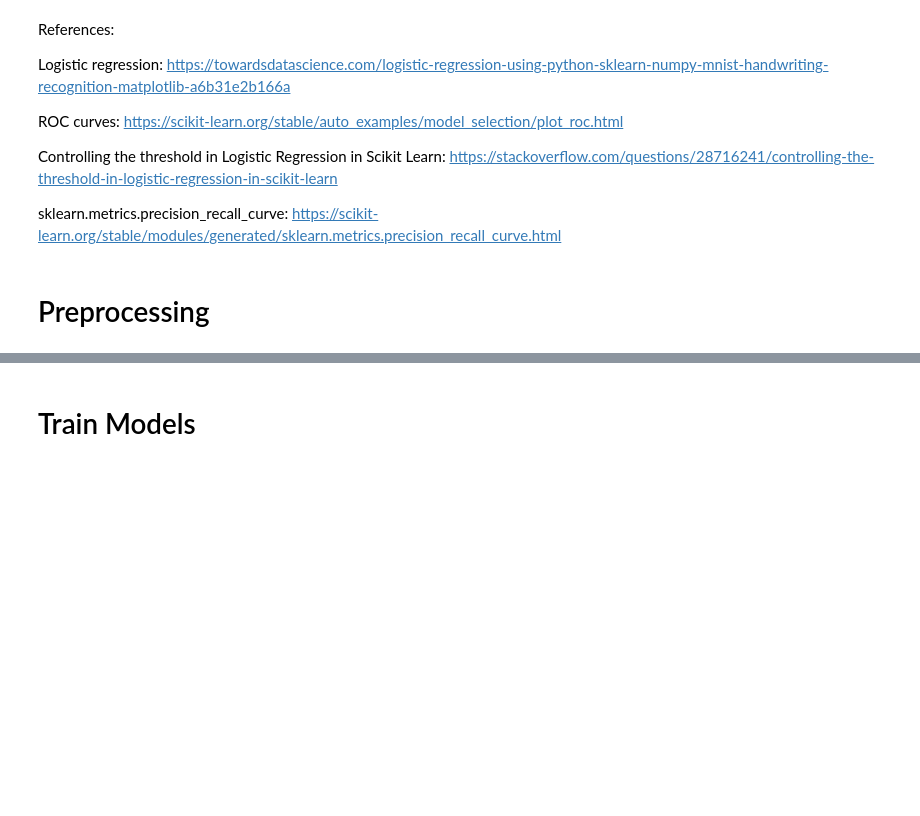
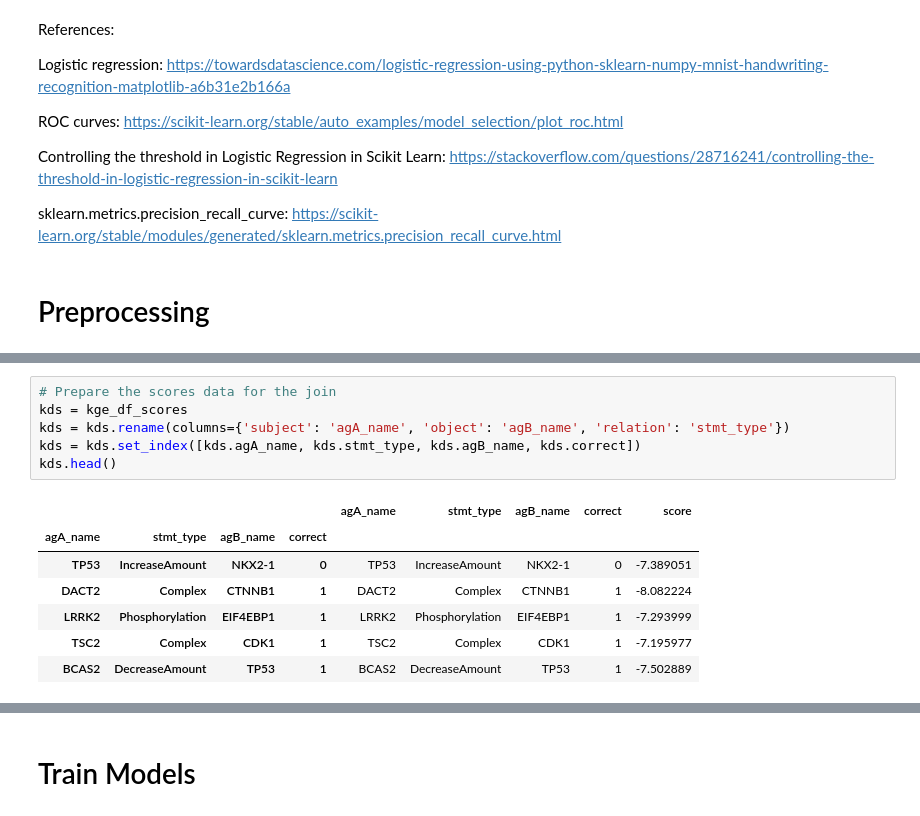
Before and after one commit to sorgerlab/indra_assembly_paper, a Jupyter notebook: Belief Prediction.ipynb, the cells around one changed output, grey strips where cells are left out. Saved outputs shown, nothing was run; the diff lists cells and outputs as text; blank space fills up the shorter version.

```diff
--- a/Belief Prediction.ipynb
+++ b/Belief Prediction.ipynb
@@ -26,0 +59,14 @@ with open('curation_dataset.pkl', 'rb') as f:
+# %%
+# Prepare the scores data for the join
+kds = kge_df_scores
+kds = kds.rename(columns={'subject': 'agA_name', 'object': 'agB_name', 'relation': 'stmt_type'})
+kds = kds.set_index([kds.agA_name, kds.stmt_type, kds.agB_name, kds.correct])
+kds.head()
+# %% [output]
+|  |  |  |  | agA_name | stmt_type | agB_name | correct | score |
+| agA_name | stmt_type | agB_name | correct |  |  |  |  |  |
+| TP53 | IncreaseAmount | NKX2-1 | 0 | TP53 | IncreaseAmount | NKX2-1 | 0 | -7.389051 |
+| DACT2 | Complex | CTNNB1 | 1 | DACT2 | Complex | CTNNB1 | 1 | -8.082224 |
+| LRRK2 | Phosphorylation | EIF4EBP1 | 1 | LRRK2 | Phosphorylation | EIF4EBP1 | 1 | -7.293999 |
+| TSC2 | Complex | CDK1 | 1 | TSC2 | Complex | CDK1 | 1 | -7.195977 |
+| BCAS2 | DecreaseAmount | TP53 | 1 | BCAS2 | DecreaseAmount | TP53 | 1 | -7.502889 |
```
Also changed, not shown: parts of 19 cells of this notebook.
